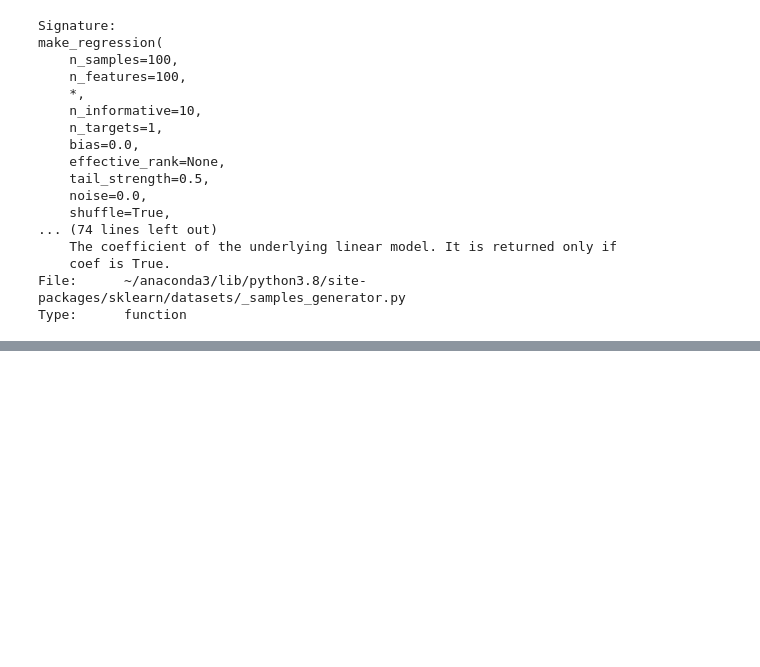
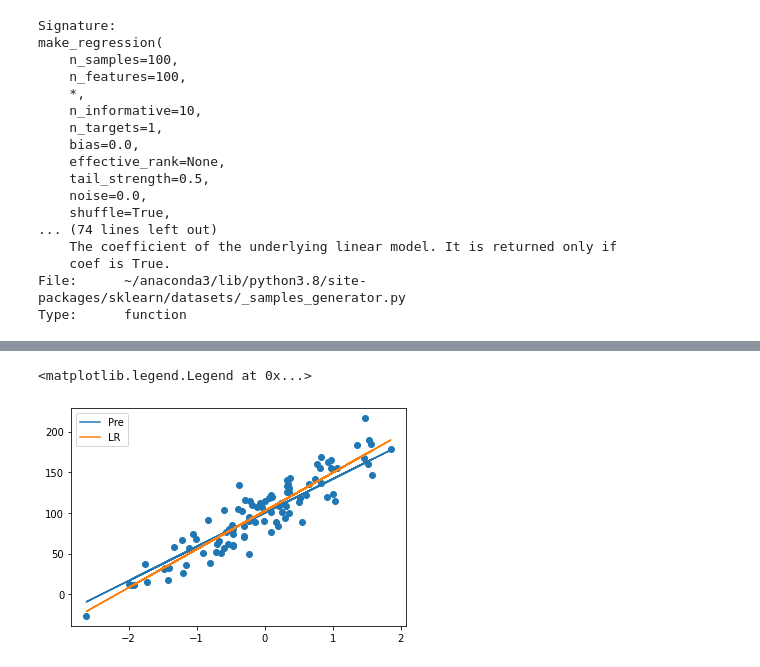
Before and after one commit to Yash621/100DaysOfCode, a Jupyter notebook: machine-learning/Algorithms/Linear-Regression/linear-reg.ipynb, the cells around one changed output, grey strips where cells are left out. Drawn from its saved outputs; the diff is of its cells as text; code cells hidden in the pictures; blank space fills up the shorter version.

```diff
--- a/machine-learning/Algorithms/Linear-Regression/linear-reg.ipynb
+++ b/machine-learning/Algorithms/Linear-Regression/linear-reg.ipynb
@@ -52,0 +51,9 @@ array([ 2.57945382e+02, -3.33536653e+01,  1.48166243e+02,  8.72141650e+01,
+# %%
+y_gene=model.coef_*X +model.intercept_
+plt.scatter(X,y)
+plt.plot(X,y_gen,label="Pre")
+plt.plot(X,model.predict(X),label="LR")
+plt.legend()
+# %% [output]
+<matplotlib.legend.Legend at 0x...>
+[figure, added]
```
Also changed, not shown: parts of 5 cells of this notebook.
